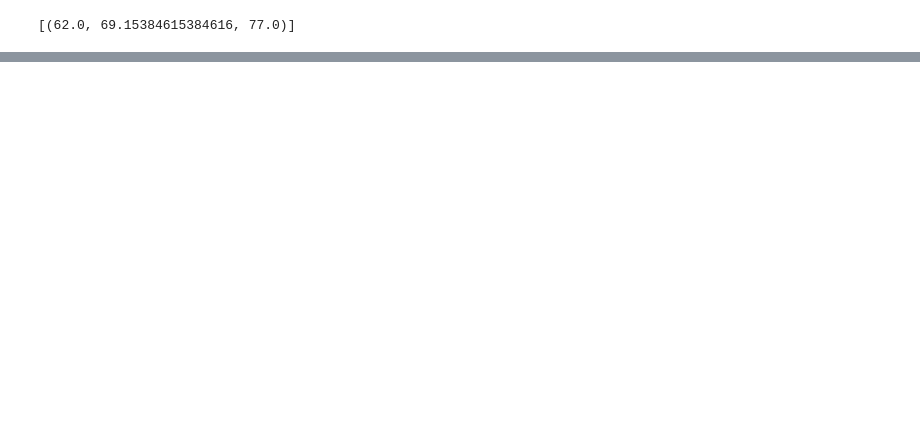
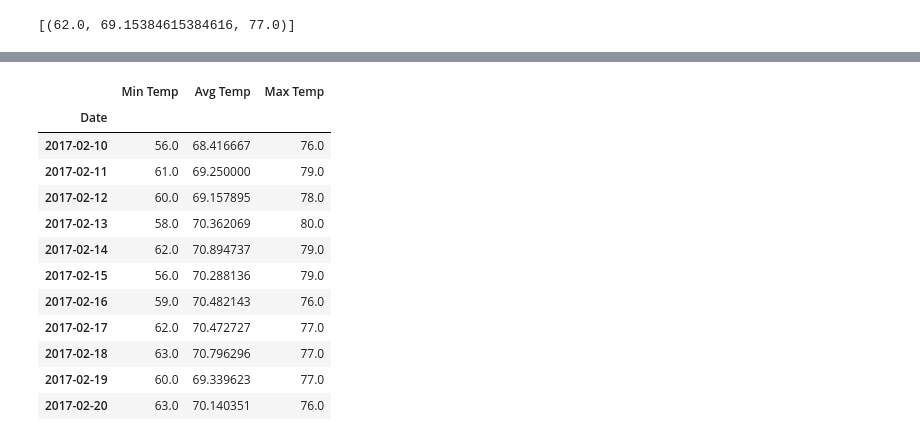
Before and after one commit to jdkwak1994/sqlalchemy-challenge, a Jupyter notebook: climate_starter.ipynb, the cells around one changed output, grey strips where cells are left out. Saved outputs shown, nothing was run; the diff lists cells and outputs as text; code cells hidden in the pictures; blank space fills up the shorter version.

```diff
--- a/climate_starter.ipynb
+++ b/climate_starter.ipynb
@@ -262,4 +292,27 @@ daily_normals("01-01")
 # %%
 # Load the previous query results into a Pandas DataFrame and add the `trip_dates` range as the `date` index
+normal_list = []
+for normal in normals:
+    normal_list.append((normal[0]))
+
+triptemp_df = pd.DataFrame(normal_list, columns=["Min Temp", "Avg Temp", "Max Temp"])
+triptemp_df["Date"] = date_list
+triptemp_df = triptemp_df.set_index("Date")
+
+triptemp_df
+# %% [output]
+|  | Min Temp | Avg Temp | Max Temp |
+| Date |  |  |  |
+| 2017-02-10 | 56.0 | 68.416667 | 76.0 |
+| 2017-02-11 | 61.0 | 69.250000 | 79.0 |
+| 2017-02-12 | 60.0 | 69.157895 | 78.0 |
+| 2017-02-13 | 58.0 | 70.362069 | 80.0 |
+| 2017-02-14 | 62.0 | 70.894737 | 79.0 |
+| 2017-02-15 | 56.0 | 70.288136 | 79.0 |
+| 2017-02-16 | 59.0 | 70.482143 | 76.0 |
+| 2017-02-17 | 62.0 | 70.472727 | 77.0 |
+| 2017-02-18 | 63.0 | 70.796296 | 77.0 |
+| 2017-02-19 | 60.0 | 69.339623 | 77.0 |
+| 2017-02-20 | 63.0 | 70.140351 | 76.0 |
 # %%
 # Plot the daily normals as an area plot with `stacked=False`
```
Also changed, not shown: parts of 8 cells of this notebook.
